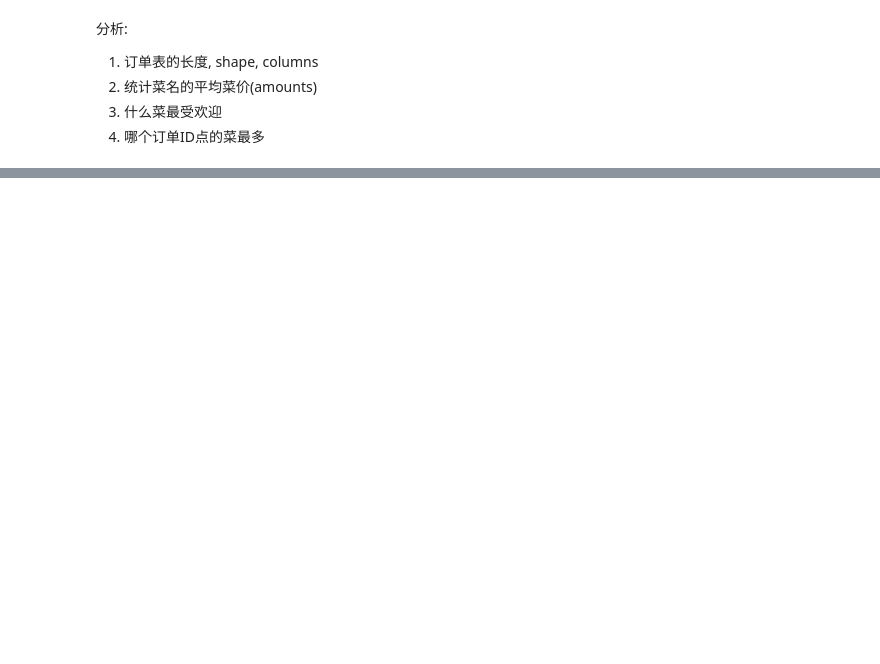
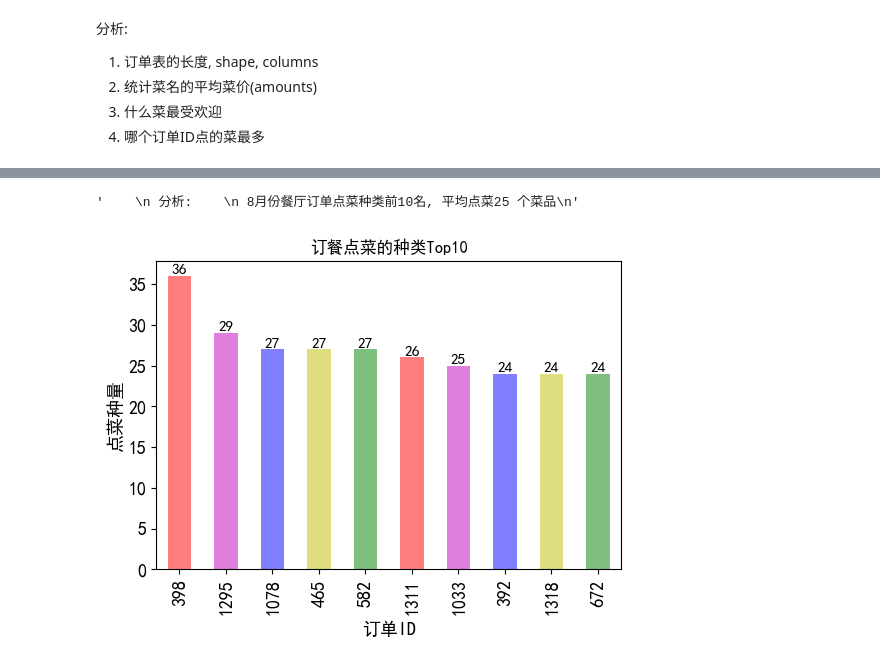
Before and after one commit to Fade-Smile/Basic-of-Data-Analyst, a Jupyter notebook: Project/1. Restaurant order data analysis.ipynb, the cells around one changed output, grey strips where cells are left out. Saved outputs shown, nothing was run; the diff lists cells and outputs as text; code cells hidden in the pictures; blank space fills up the shorter version.

```diff
--- a/Project/1. Restaurant order data analysis.ipynb
+++ b/Project/1. Restaurant order data analysis.ipynb
@@ -36,0 +68,17 @@ memory usage: 412.6+ KB
+# %%
+# 订单 点菜的种类最多
+data_group = data['order_id'].value_counts()[:10]
+data_group.plot(kind='bar', figsize=(6, 4), color=['r', 'm', 'b', 'y', 'g'], alpha=0.5, fontsize=13)
+plt.title('订餐点菜的种类Top10')
+plt.xlabel('订单ID', fontsize=13)
+plt.ylabel('点菜种量', fontsize=13)
+for a,b in enumerate(data_group):
+    plt.text(a, b, b, ha='center', va='bottom', fontsize=11)
+
+'''
+ 分析:
+ 8月份餐厅订单点菜种类前10名, 平均点菜25 个菜品
+'''
+# %% [output]
+'    \n 分析:    \n 8月份餐厅订单点菜种类前10名, 平均点菜25 个菜品\n'
+[figure, added]
```
Also changed, not shown: parts of 10 cells of this notebook.
